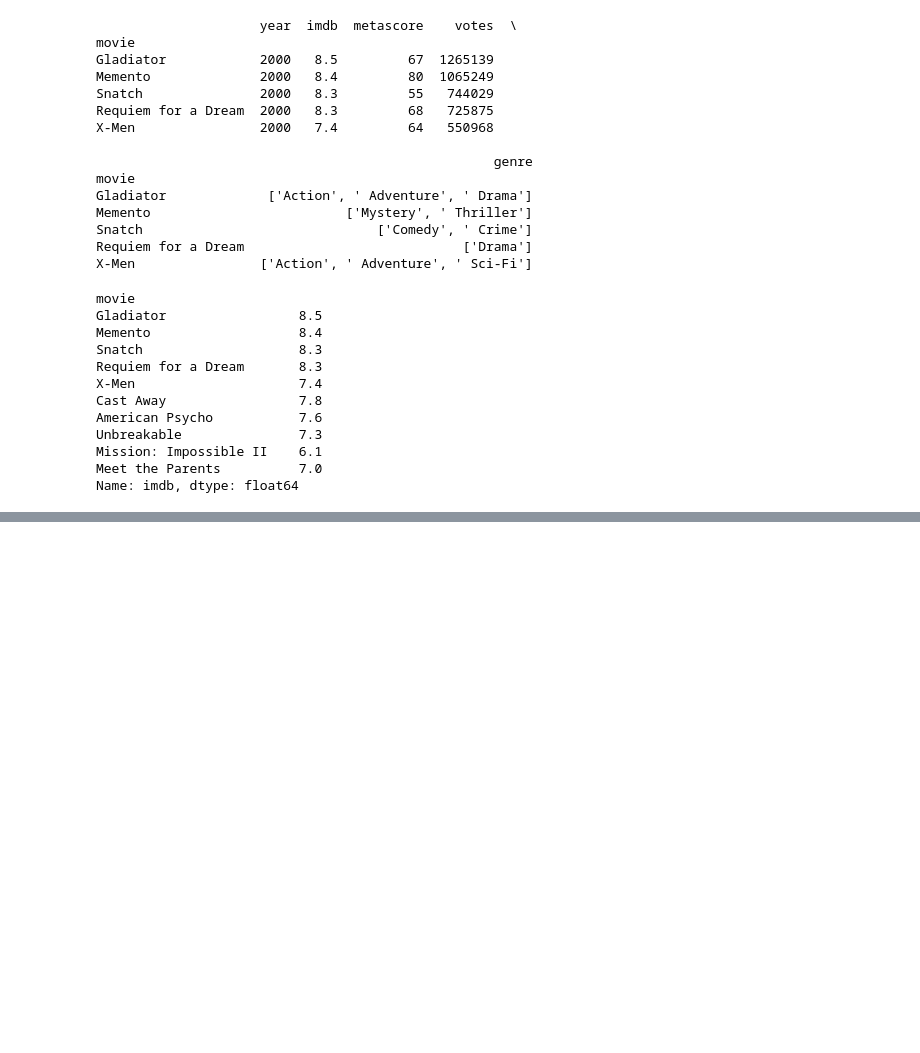
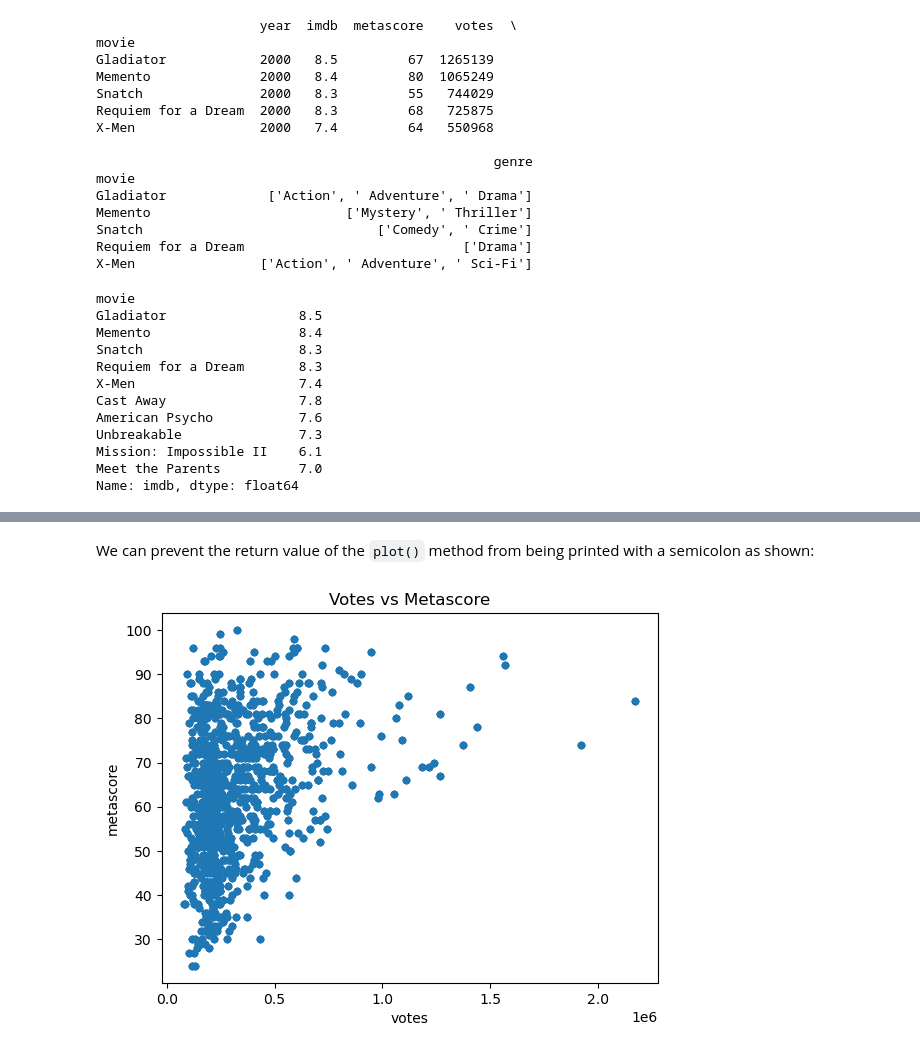
Before and after one commit to francis-ohara/intro-to-data-science, a Jupyter notebook: notebooks/4-exercise.ipynb, the cells around one changed output, grey strips where cells are left out. Cells and saved outputs as stored; diff of their text form; code cells hidden in the pictures; blank space fills up the shorter version.

```diff
--- a/notebooks/4-exercise.ipynb
+++ b/notebooks/4-exercise.ipynb
@@ -1802,0 +2034,6 @@ Name: imdb, dtype: float64
+# %% [markdown]
+We can prevent the return value of the `plot()` method from being printed with a semicolon as shown:
+# %%
+movies.plot(kind="scatter", x="votes", y="metascore", title="Votes vs Metascore");
+# %% [output]
+[figure, added]
```
Also changed, not shown: parts of 33 cells of this notebook.
